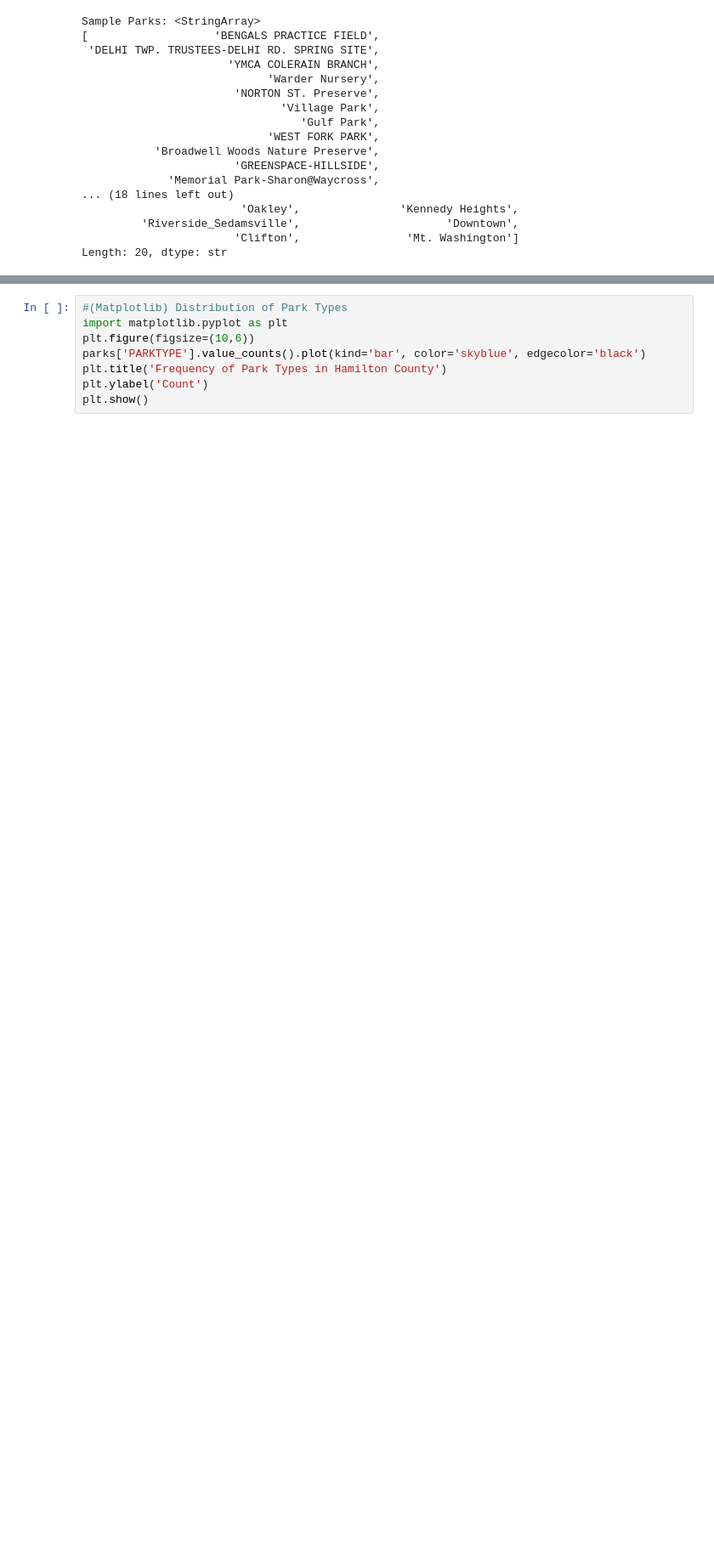
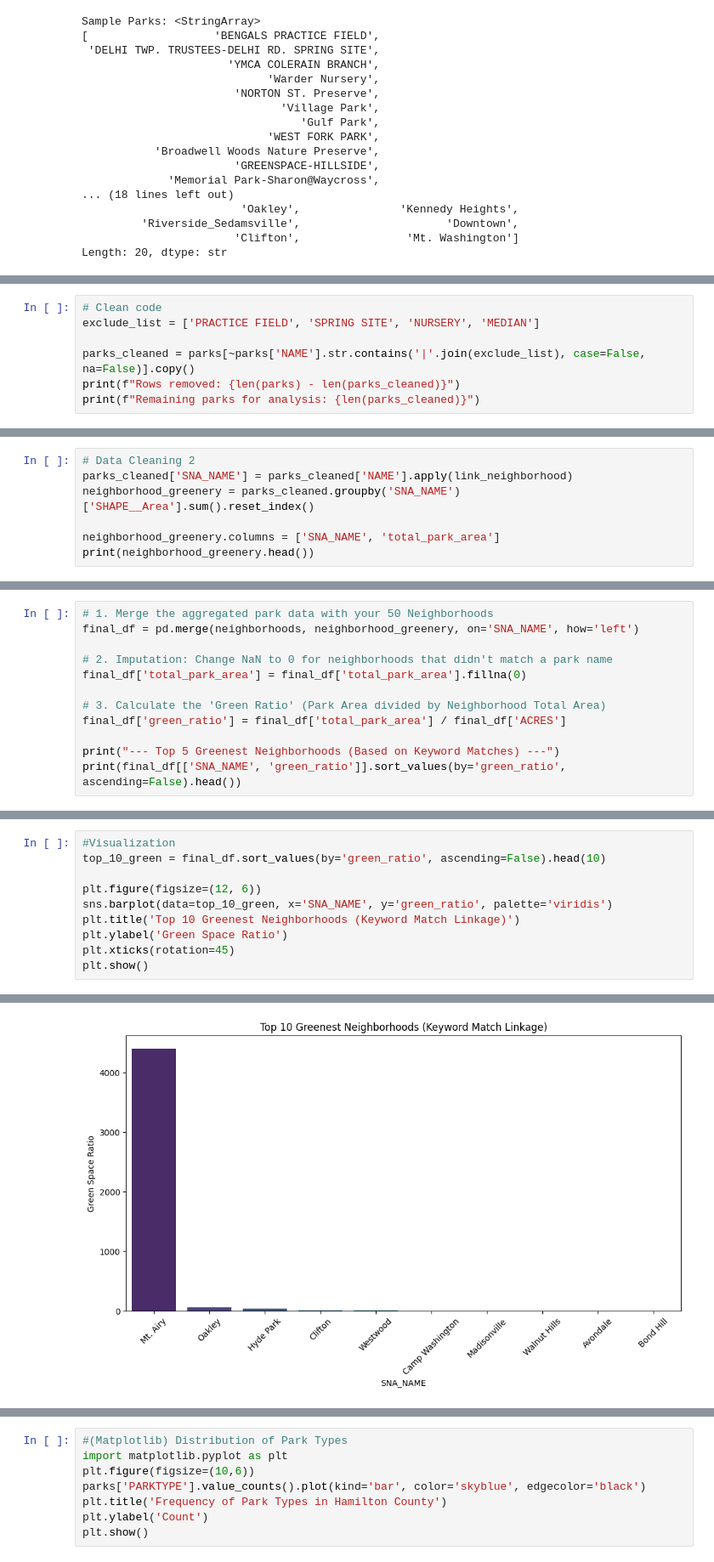
Before and after one commit to IT4063C-Spring26/final-project-ningwaa, a Jupyter notebook: source.ipynb, the cells around one changed output, grey strips where cells are left out. Shown at 85% size. Drawn from its saved outputs; the diff is of its cells as text; blank space fills up the shorter version.

```diff
--- a/source.ipynb
+++ b/source.ipynb
@@ -183,0 +187,7 @@ Name: count, dtype: int64
+# %%
+# Clean code
+exclude_list = ['PRACTICE FIELD', 'SPRING SITE', 'NURSERY', 'MEDIAN']
+
+parks_cleaned = parks[~parks['NAME'].str.contains('|'.join(exclude_list), case=False, na=False)].copy()
+print(f"Rows removed: {len(parks) - len(parks_cleaned)}")
+print(f"Remaining parks for analysis: {len(parks_cleaned)}")
@@ -183,0 +197,7 @@ Name: count, dtype: int64
+# %%
+# Data Cleaning 2
+parks_cleaned['SNA_NAME'] = parks_cleaned['NAME'].apply(link_neighborhood)
+neighborhood_greenery = parks_cleaned.groupby('SNA_NAME')['SHAPE__Area'].sum().reset_index()
+
+neighborhood_greenery.columns = ['SNA_NAME', 'total_park_area']
+print(neighborhood_greenery.head())
@@ -183,0 +211,12 @@ Name: count, dtype: int64
+# %%
+# 1. Merge the aggregated park data with your 50 Neighborhoods
+final_df = pd.merge(neighborhoods, neighborhood_greenery, on='SNA_NAME', how='left')
+
+# 2. Imputation: Change NaN to 0 for neighborhoods that didn't match a park name
+final_df['total_park_area'] = final_df['total_park_area'].fillna(0)
+
+# 3. Calculate the 'Green Ratio' (Park Area divided by Neighborhood Total Area)
+final_df['green_ratio'] = final_df['total_park_area'] / final_df['ACRES']
+
+print("--- Top 5 Greenest Neighborhoods (Based on Keyword Matches) ---")
+print(final_df[['SNA_NAME', 'green_ratio']].sort_values(by='green_ratio', ascending=False).head())
@@ -183,0 +258,11 @@ Name: count, dtype: int64
+# %%
+#Visualization
+top_10_green = final_df.sort_values(by='green_ratio', ascending=False).head(10)
+
+plt.figure(figsize=(12, 6))
+sns.barplot(data=top_10_green, x='SNA_NAME', y='green_ratio', palette='viridis')
+plt.title('Top 10 Greenest Neighborhoods (Keyword Match Linkage)')
+plt.ylabel('Green Space Ratio')
+plt.xticks(rotation=45)
+plt.show()
+# %% [output]
@@ -183,0 +272 @@ Name: count, dtype: int64
+[figure, added]
```
Also changed, not shown: parts of 15 cells of this notebook.
